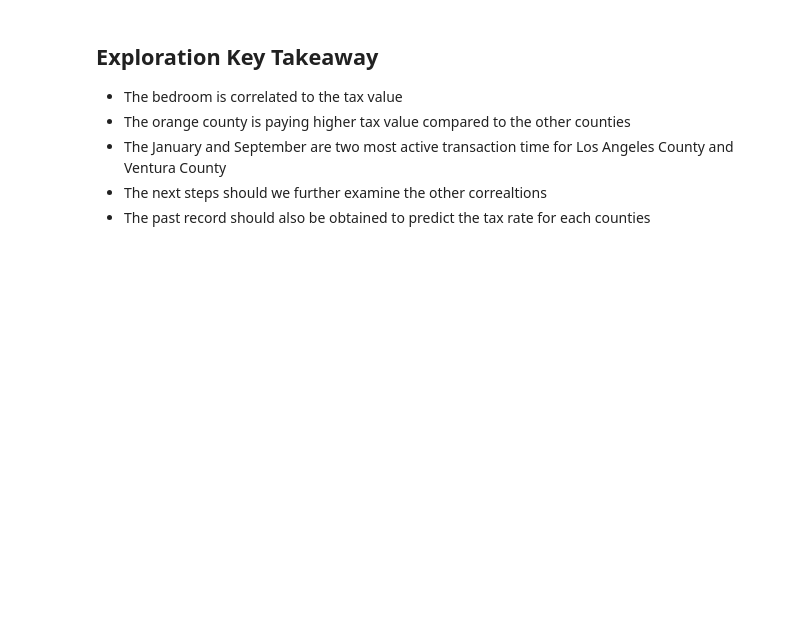
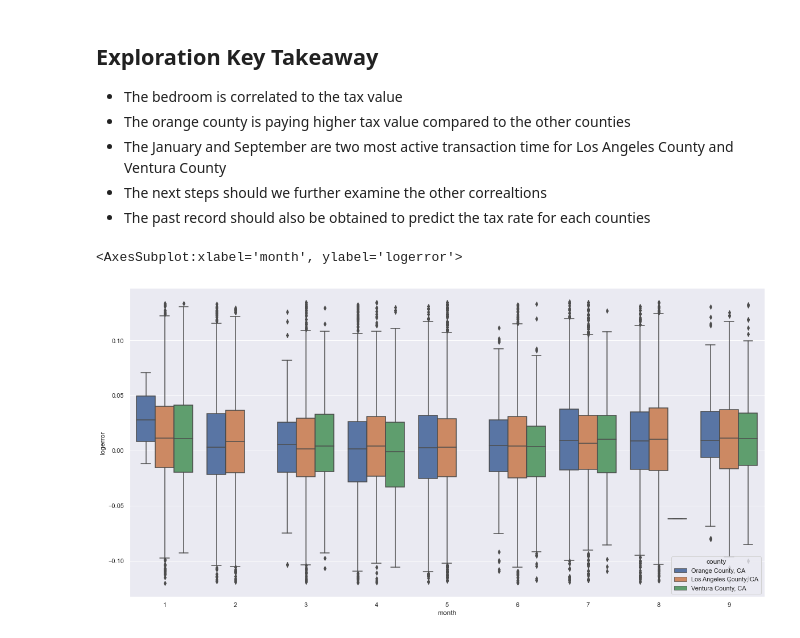
Before and after one commit to QinzhiChen/regression-project, a Jupyter notebook: explore.ipynb, the cells around one changed output. Saved outputs shown, nothing was run; the diff lists cells and outputs as text; code cells hidden in the pictures; blank space fills up the shorter version.

```diff
--- a/explore.ipynb
+++ b/explore.ipynb
@@ -227,3 +227,8 @@ The bedroom count is determine the tax value
 - The January and September are two most active transaction time for Los Angeles County and Ventura County
 - The next steps should we further examine the other correaltions
 - The past record should also be obtained to predict the tax rate for each counties
+# %%
+ sns.boxplot(x= 'month', y="logerror", data=zillow_train, hue = 'county')
+# %% [output]
+<AxesSubplot:xlabel='month', ylabel='logerror'>
+[figure, added]
```
Also changed, not shown: parts of 1 cell of this notebook.
